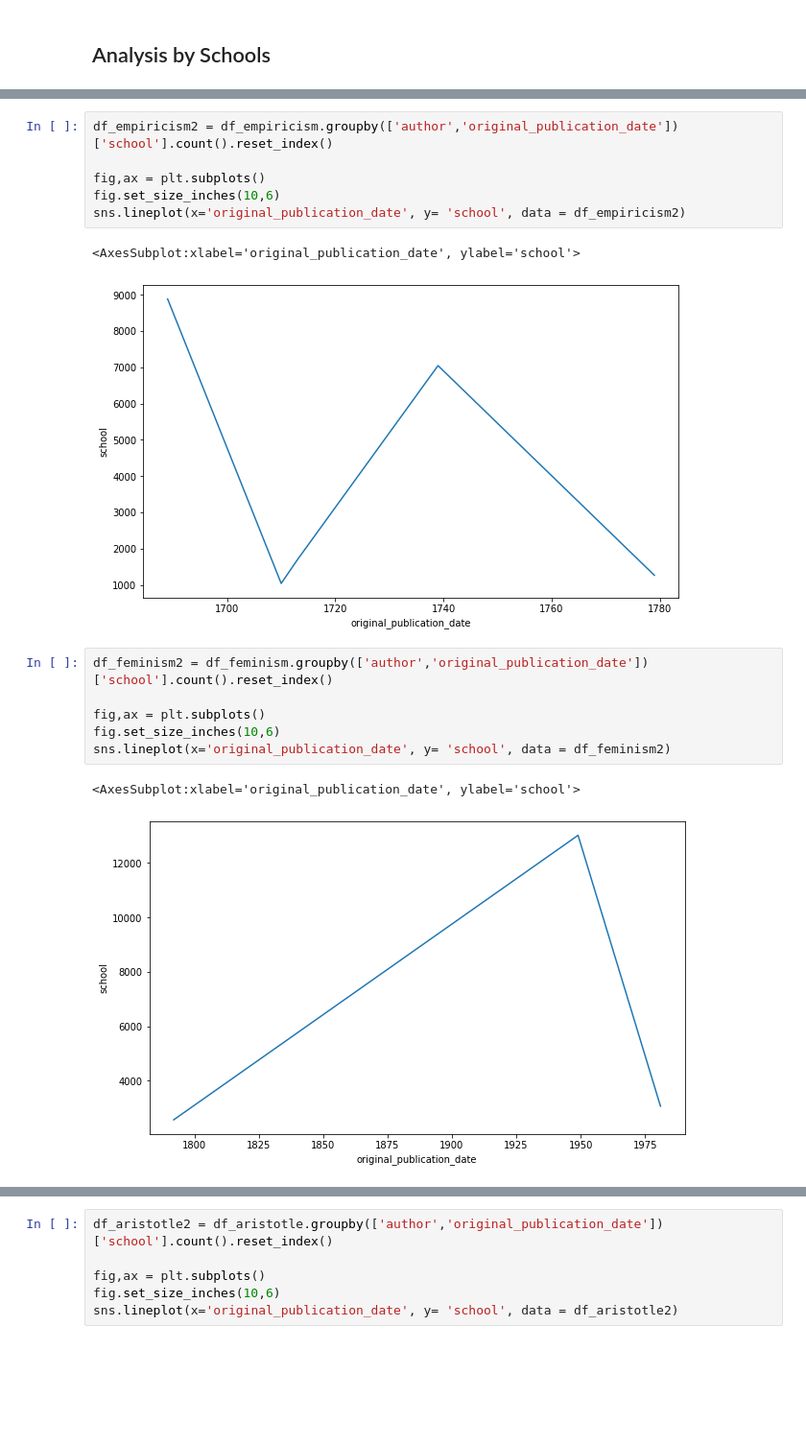
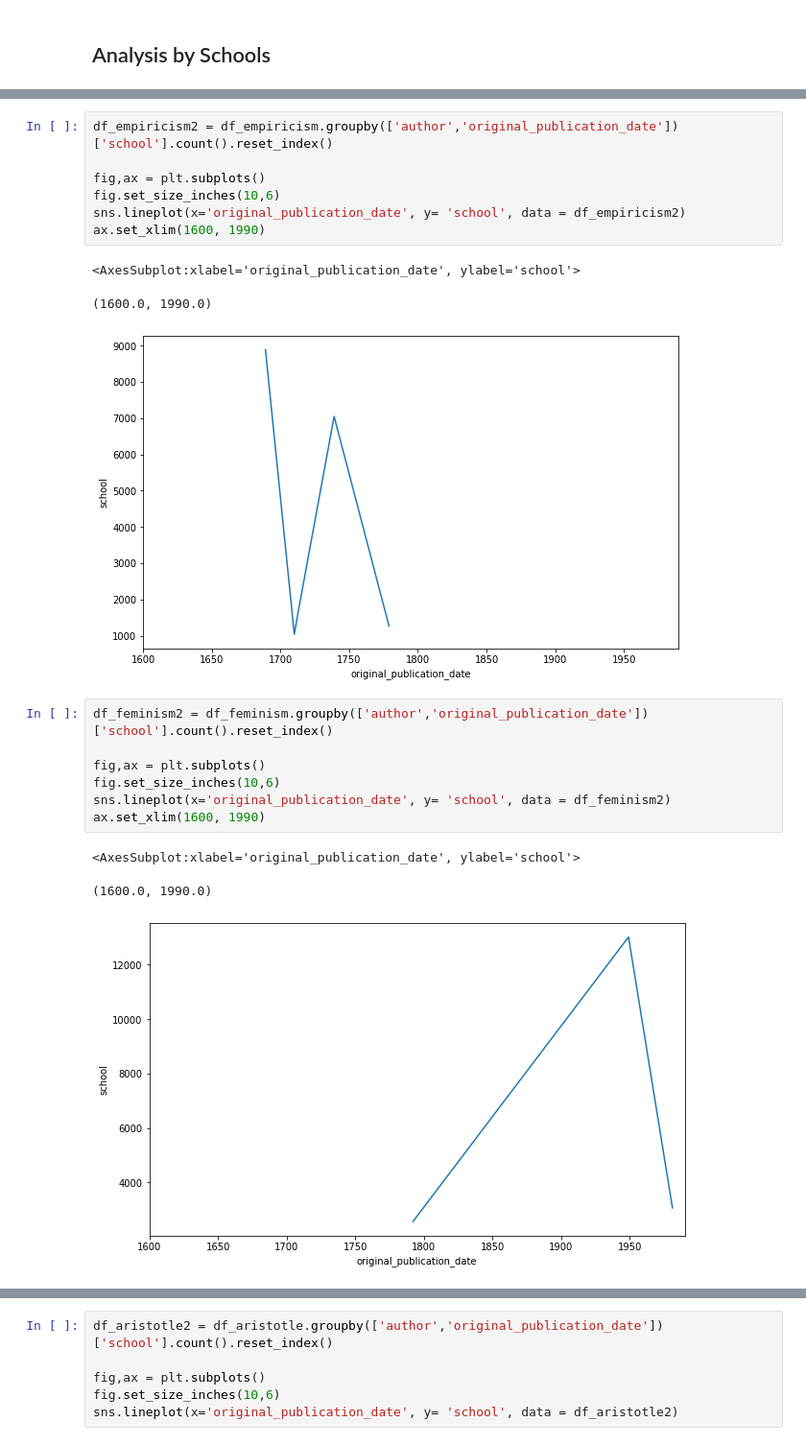
Before and after one commit to woonsupkim/NLP_Philosophy_DataStory, a Jupyter notebook: Project1.ipynb, the cells around one changed output, grey strips where cells are left out. Shown at 96% size. Saved outputs shown, nothing was run; the diff lists cells and outputs as text; blank space fills up the shorter version.

```diff
--- a/Project1.ipynb
+++ b/Project1.ipynb
@@ -420,18 +430,22 @@ df_empiricism2 = df_empiricism.groupby(['author','original_publication_date'])['
 fig,ax = plt.subplots()
 fig.set_size_inches(10,6)
 sns.lineplot(x='original_publication_date', y= 'school', data = df_empiricism2)
+ax.set_xlim(1600, 1990)
 # %% [output]
 <AxesSubplot:xlabel='original_publication_date', ylabel='school'>
+(1600.0, 1990.0)
-[figure, old version]
+[figure, new version]
 # %%
 df_feminism2 = df_feminism.groupby(['author','original_publication_date'])['school'].count().reset_index()
 
 fig,ax = plt.subplots()
 fig.set_size_inches(10,6)
 sns.lineplot(x='original_publication_date', y= 'school', data = df_feminism2)
+ax.set_xlim(1600, 1990)
 # %% [output]
 <AxesSubplot:xlabel='original_publication_date', ylabel='school'>
+(1600.0, 1990.0)
-[figure, old version]
+[figure, new version]
 # %%
 df_capitalism2 = df_capitalism.groupby(['author','original_publication_date'])['school'].count().reset_index()
 
```
Also changed, not shown: parts of 8 cells of this notebook.
